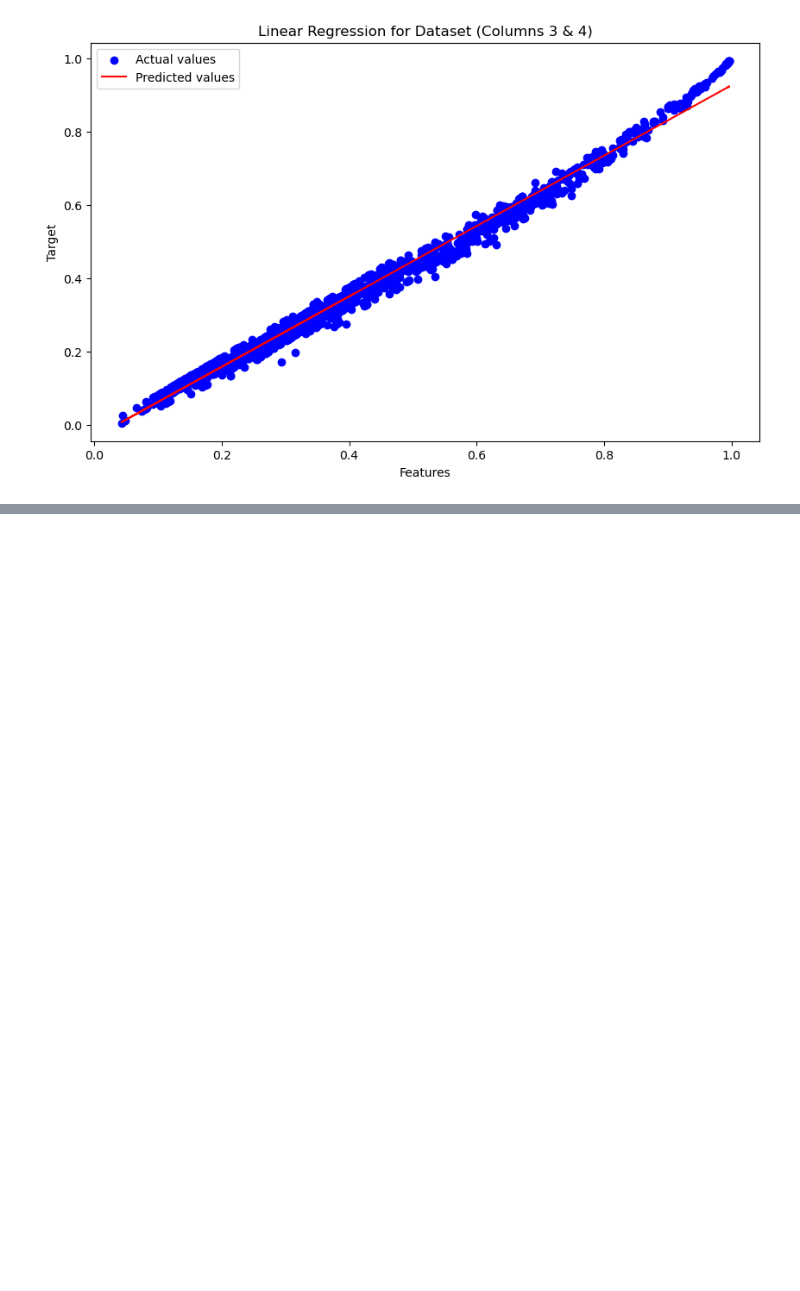
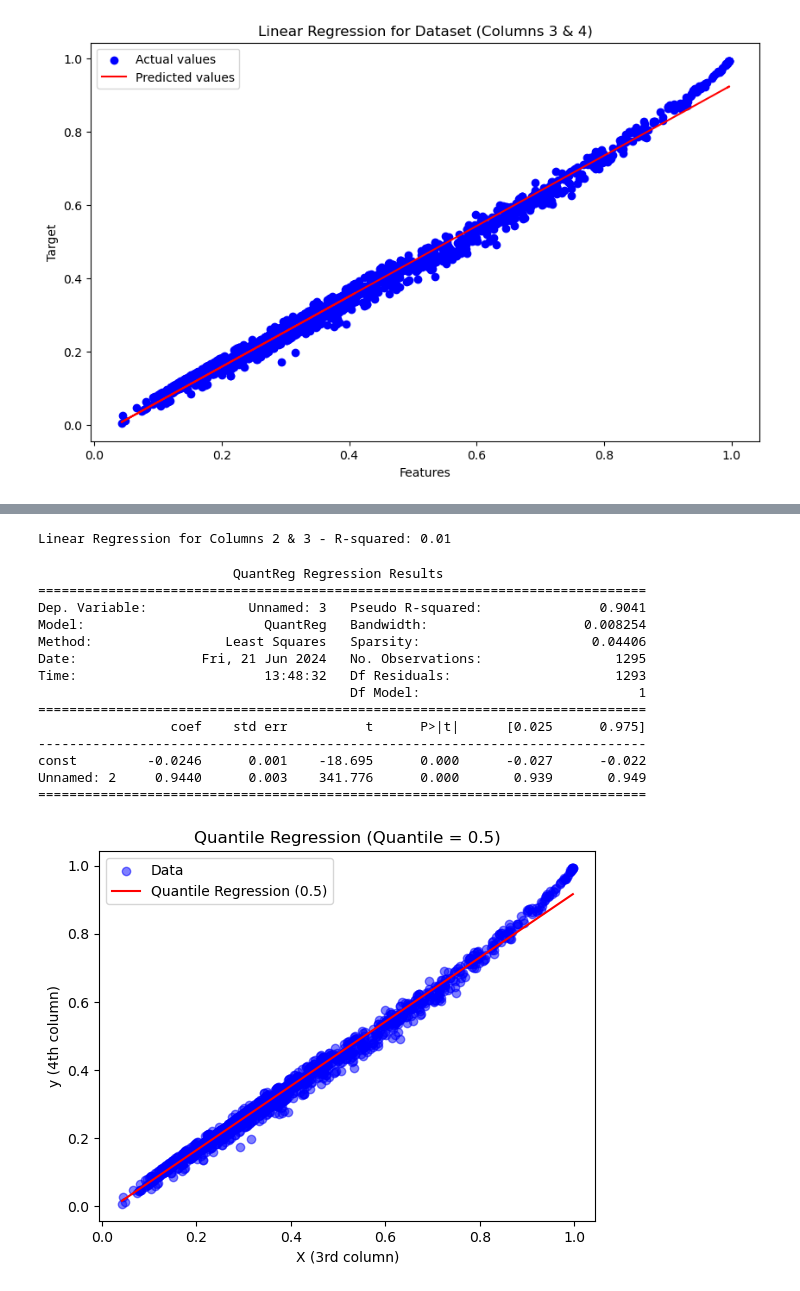
Before and after one commit to eternalshash/Research.IIT, a Jupyter notebook: s.choudhryS1/Model(s)s7.ipynb, the cells around one changed output, grey strips where cells are left out. Saved outputs shown, nothing was run; the diff lists cells and outputs as text; code cells hidden in the pictures; blank space fills up the shorter version.

```diff
--- a/s.choudhryS1/Model(s)s7.ipynb
+++ b/s.choudhryS1/Model(s)s7.ipynb
@@ -383,0 +403,69 @@ Polynomial Regression (degree=3) - R-squared: 0.99
+# %%
+def linear_analysis(X, Y, y_preds, title):
+    if X.shape[0] == 0 or Y.shape[0] == 0:
+        print(f"No data available for {title}")
+        return
+
+    r_squared = r2_score(Y, y_preds)
+    print(f"{title} - R-squared: {r_squared:.2f}")
+    #print(f"{title} - Mean Squared Error: {mse:.2f}")
+
+# Perform linear regression analysis
+linear_analysis(X, Y, y_preds, 'Linear Regression for Columns 2 & 3')
+# %% [output]
+Linear Regression for Columns 2 & 3 - R-squared: 0.01
+# %%
+csvfilePath = '/Users/schoudhry/Desktop/Supplementary Tables S7 - S7.csv'
+data = pd.read_csv(csvfilePath)
+
+X = data.iloc[:, 2]
+y = data.iloc[:, 3]
+
+X = pd.to_numeric(X, errors='coerce').dropna()
+y = pd.to_numeric(y, errors='coerce').dropna()
+
+data_clean = pd.concat([X, y], axis=1).dropna()
+
+X_clean = data_clean.iloc[:, 0]
+y_clean = data_clean.iloc[:, 1]
+
+X_clean = sm.add_constant(X_clean)
+
+quantile = 0.5
+model = sm.QuantReg(y_clean, X_clean)
+res = model.fit(q=quantile)
+
+# Print the summary of the model
+print(res.summary())
+
+
+plt.scatter(X_clean.iloc[:, 1], y_clean, color='blue', alpha=0.5, label='Data')
+
+X_fit = np.linspace(X_clean.iloc[:, 1].min(), X_clean.iloc[:, 1].max(), 100)
+X_fit_with_const = sm.add_constant(X_fit)
+y_fit = res.predict(X_fit_with_const)
+
+plt.plot(X_fit, y_fit, color='red', label='Quantile Regression (0.5)')
+
+plt.xlabel('X (3rd column)')
+plt.ylabel('y (4th column)')
+plt.title('Quantile Regression (Quantile = 0.5)')
+plt.legend()
+
+plt.show()
+# %% [output]
+                         QuantReg Regression Results
+==============================================================================
+Dep. Variable:             Unnamed: 3   Pseudo R-squared:               0.9041
+Model:                       QuantReg   Bandwidth:                    0.008254
+Method:                 Least Squares   Sparsity:                      0.04406
+Date:                Fri, 21 Jun 2024   No. Observations:                 1295
+Time:                        13:48:32   Df Residuals:                     1293
+                                        Df Model:                            1
+==============================================================================
+                 coef    std err          t      P>|t|      [0.025      0.975]
+------------------------------------------------------------------------------
+const         -0.0246      0.001    -18.695      0.000      -0.027      -0.022
+Unnamed: 2     0.9440      0.003    341.776      0.000       0.939       0.949
+==============================================================================
+[figure, added]
```
Also changed, not shown: parts of 5 cells of this notebook, 4 other files.
